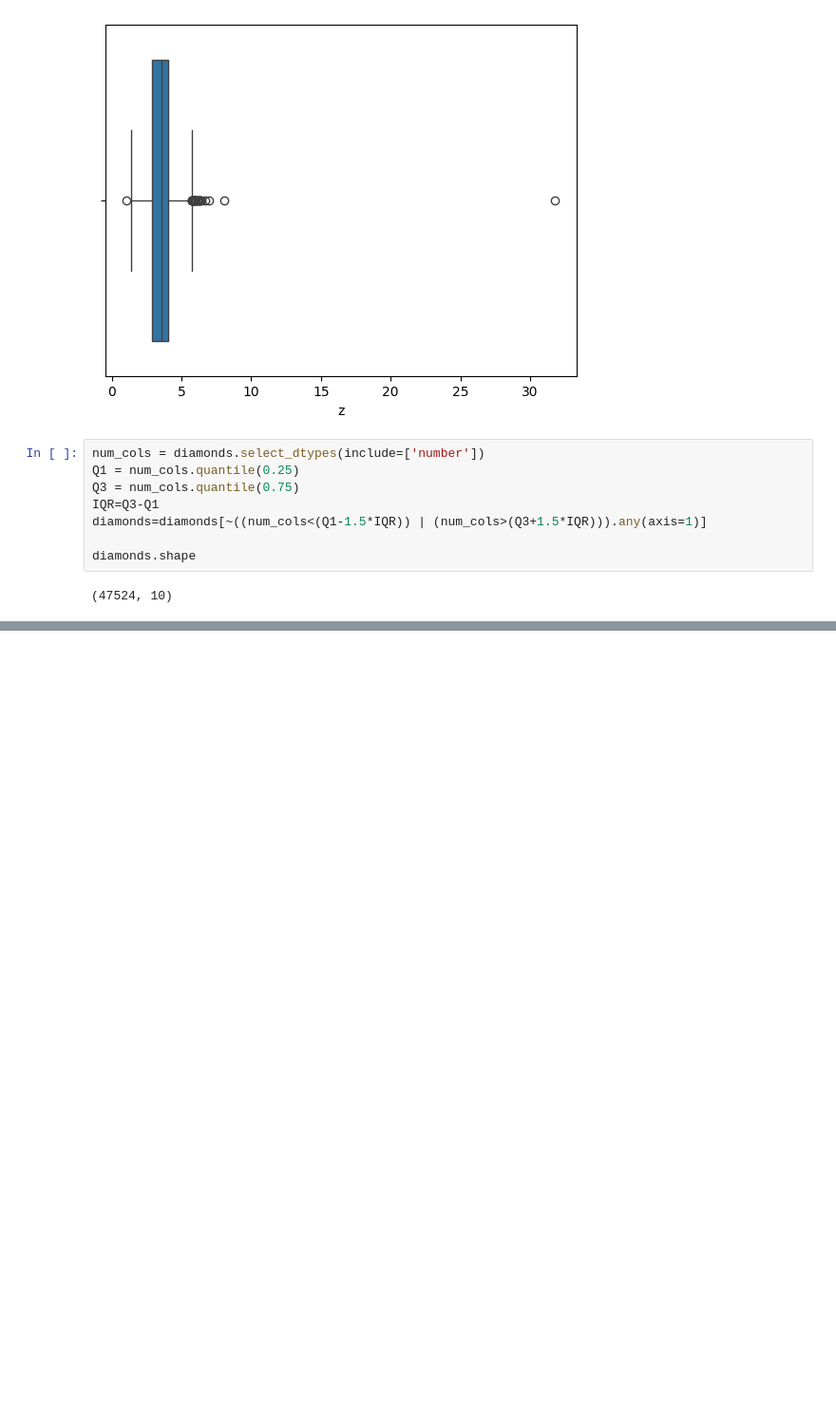
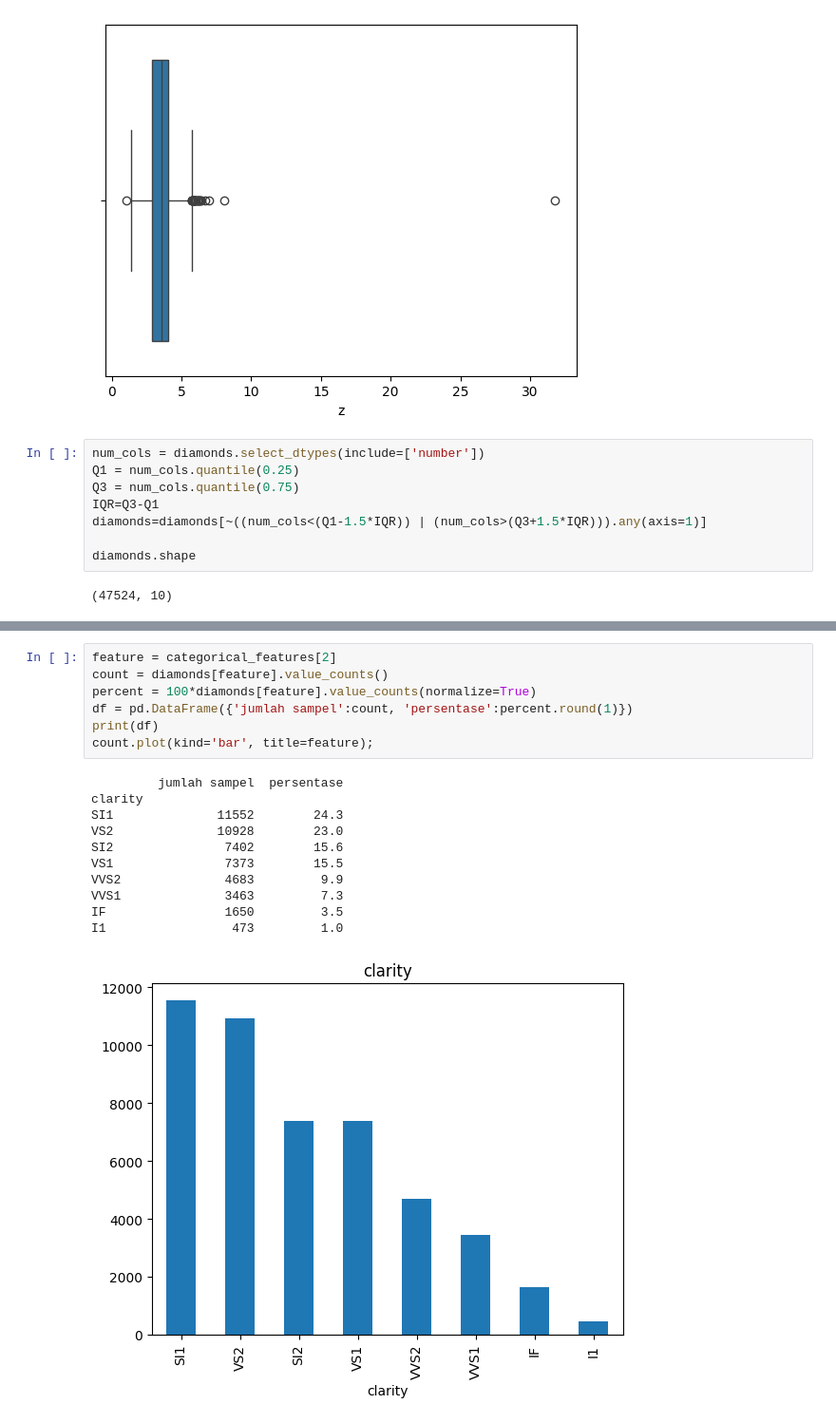
Before and after one commit to abdullohumar/predictive_analytic, a Jupyter notebook: predictive_analytics.ipynb, the cells around one changed output, grey strips where cells are left out. Shown: that part at 95% size. Saved outputs shown, nothing was run; the diff lists cells and outputs as text; blank space fills up the shorter version.

```diff
--- a/predictive_analytics.ipynb
+++ b/predictive_analytics.ipynb
@@ -150,0 +188,19 @@ diamonds.shape
+# %%
+feature = categorical_features[2]
+count = diamonds[feature].value_counts()
+percent = 100*diamonds[feature].value_counts(normalize=True)
+df = pd.DataFrame({'jumlah sampel':count, 'persentase':percent.round(1)})
+print(df)
+count.plot(kind='bar', title=feature);
+# %% [output]
+         jumlah sampel  persentase
+clarity
+SI1              11552        24.3
+VS2              10928        23.0
+SI2               7402        15.6
+VS1               7373        15.5
+VVS2              4683         9.9
+VVS1              3463         7.3
+IF                1650         3.5
+I1                 473         1.0
+[figure, added]
```
Also changed, not shown: parts of 4 cells of this notebook.
